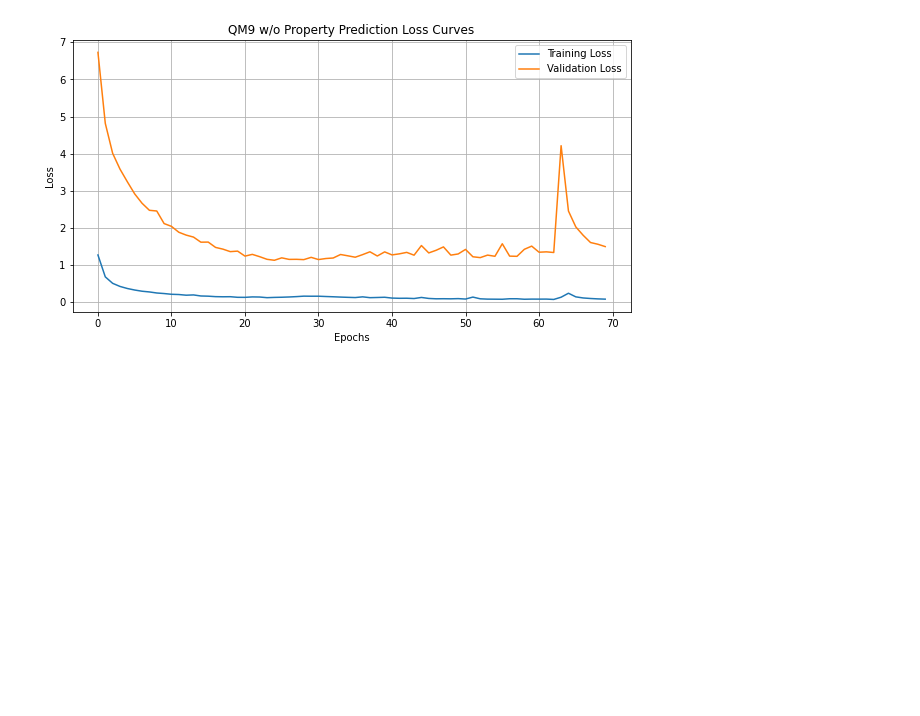
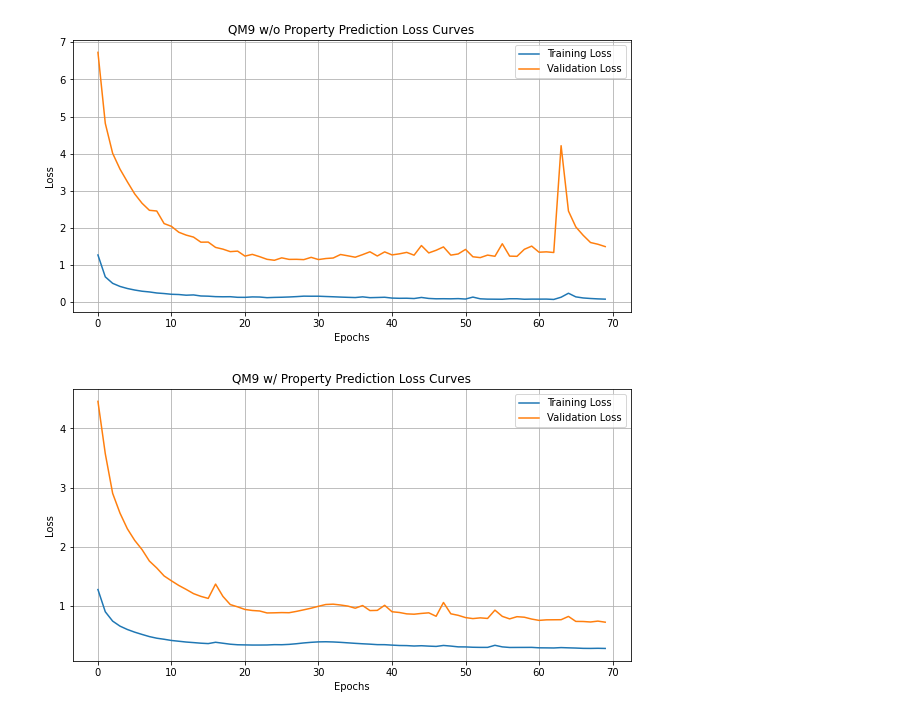
Before and after one commit to KnightTec/chemical_vae, a Jupyter notebook: models/loss.ipynb, the cells around one changed output. Cells and saved outputs as stored; diff of their text form; code cells hidden in the pictures; blank space fills up the shorter version.

```diff
--- a/models/loss.ipynb
+++ b/models/loss.ipynb
@@ -33,3 +33,19 @@ plt.grid(True)
 plt.show()
 # %% [output]
 [figure]
+# %%
+# Load the CSV file into a DataFrame
+data = pd.read_csv('./qm9_properties/history.csv')
+
+# Plotting the loss curves
+plt.figure(figsize=(10, 5))
+plt.plot(data['epoch'], data['loss'], label='Training Loss')
+plt.plot(data['epoch'], data['val_loss'], label='Validation Loss')
+plt.title('QM9 w/ Property Prediction Loss Curves')
+plt.xlabel('Epochs')
+plt.ylabel('Loss')
+plt.legend()
+plt.grid(True)
+plt.show()
+# %% [output]
+[figure, added]
```
